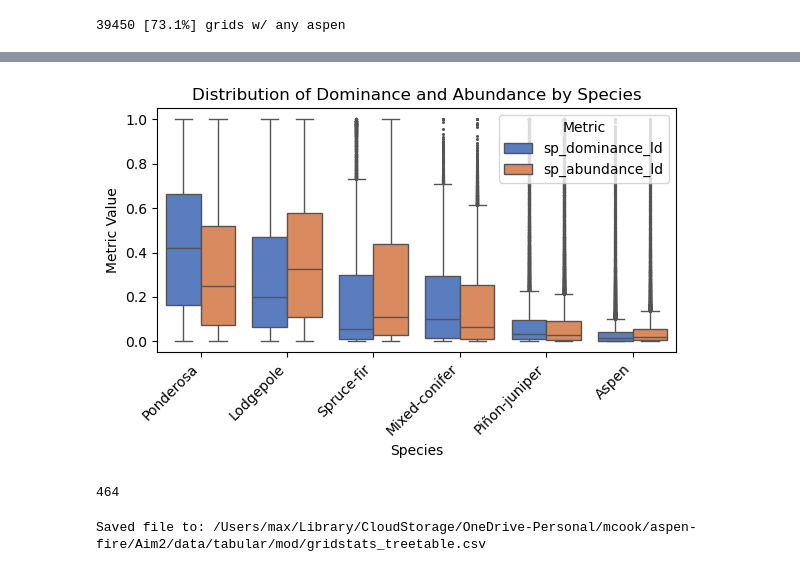
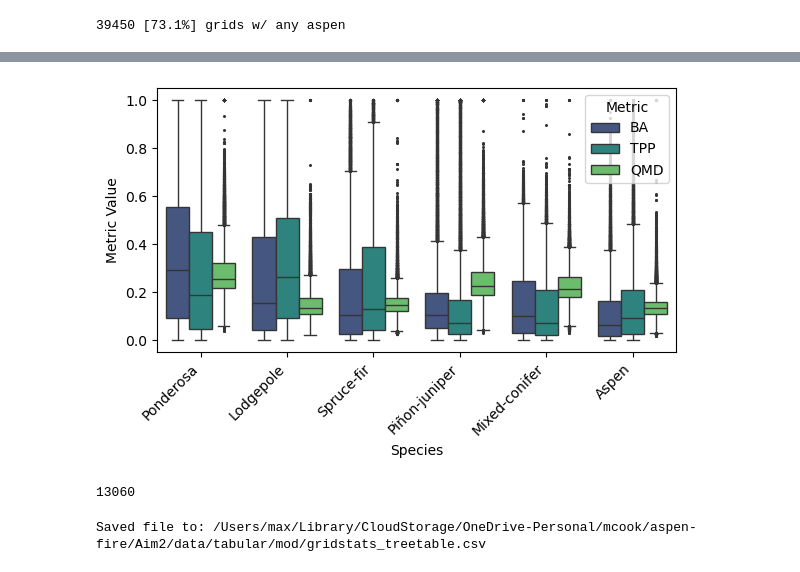
Before and after one commit to natshoff/aspen-fire-fork, a Jupyter notebook: Aim2/code/Python/04b_TreeMap_FIA-TreeTable.ipynb, the cells around one changed output, grey strips where cells are left out. Cells and saved outputs as stored; diff of their text form; code cells hidden in the pictures.

Commit message:
Updates to the Tree Table summaries; fixing BA, TPP, QMD

```diff
--- a/Aim2/code/Python/04b_TreeMap_FIA-TreeTable.ipynb
+++ b/Aim2/code/Python/04b_TreeMap_FIA-TreeTable.ipynb
@@ -327,7 +290,4 @@ gc.collect()
 0
-# %%
-# drop rows with 0 tm_id
-tree_metrics = tree_metrics[tree_metrics['tmid_pixels'] != 0]
 # %%
 unique_spp = tree_metrics['species'].unique()
 unique_spp
@@ -526,13 +464,15 @@ grid_tm = (
     ).agg(
         tmid_n=('tm_id', 'nunique'), # number of unique tm_id contributing
         forest_pct=('forest_pct','max'), # retains the forest pixel count for the grid
-        shannon_h=('shannon_h','mean'),
-        balive=('balive', 'sum'),
-        badead=('badead', 'sum'),
+        ba_live=('ba_live', 'sum'),
+        ba_dead=('ba_dead', 'sum'),
         ba_ld=('ba_ld', 'sum'),
-        tpa_live=('tpa_live', 'sum'),
-        tpa_dead=('tpa_dead', 'sum'),
-        tpa_ld=('tpa_ld', 'sum'),
+        tpp_live=('tpp_live', 'sum'),
+        tpp_dead=('tpp_dead', 'sum'),
+        tpp_ld=('tpp_ld', 'sum'),
+        qmd_live=('qmd_live', 'mean'),
+        qmd_dead=('qmd_dead', 'mean'),
+        qmd_ld=('qmd_ld', 'mean'),
         tree_ht_live=('tree_ht_live', 'mean'),
         tree_ht_dead=('tree_ht_dead', 'mean')
     )
@@ -734,44 +689,60 @@ grid_tm_spp[['grid_index','species_gp_n',
 # Plot the distribution of dominance and abundance across forest species groups
 # Sort species by mean dominance
 sp_order = (
-    grid_tm_spp.groupby('species_gp_n')['sp_dominance_ld']
+    grid_tm_spp_pr.groupby('species_gp_n')['ba_ld_pr']
     .mean().sort_values(ascending=False).index
 )
 # Reshape the data to long format for easier plotting
 df_l = pd.melt(
-    grid_tm_spp,
+    grid_tm_spp_pr,
     id_vars=['species_gp_n'],
-    value_vars=['sp_dominance_ld', 'sp_abundance_ld'],
+    value_vars=['ba_ld_pr', 'tpp_ld_pr', 'qmd_ld_pr'],
     var_name='metric',
     value_name='value'
 )
 
 # Set up the plot
-plt.figure(figsize=(6,4))
+plt.figure(figsize=(6, 4))
 sns.boxplot(
     data=df_l,
     x='species_gp_n',
     y='value',
     hue='metric',
     order=sp_order,
-    palette='muted',
+    palette='viridis',
     flierprops=dict(marker='o', markersize=1.2)
 )
 
 # Customize the plot
-plt.title('Distribution of Dominance and Abundance by Species')
 plt.xlabel('Species')
 plt.ylabel('Metric Value')
 plt.xticks(rotation=45, ha='right')
-plt.legend(title='Metric', loc='upper right', bbox_to_anchor=(1, 1))
+
+# Customize legend labels
+handles, labels = plt.gca().get_legend_handles_labels()
+new_labels = ['BA', 'TPP', 'QMD']  # New labels
+plt.legend(
+    handles=handles,
+    labels=new_labels,  # Replace default labels
+    title='Metric',
+    loc='upper right',
+    bbox_to_anchor=(1, 1)
+)
+
+# Finalize and show the plot
 plt.tight_layout()
+
+# Save the plot
+out_png = os.path.join(projdir, 'figures/FigureSX_TopSpecies_TreeMetrics_Proportions.png')
+plt.savefig(out_png, dpi=300, bbox_inches='tight')
+
 plt.show()
 
 del df_l
 gc.collect()
 # %% [output]
-[figure, old version]
+[figure, new version]
-464
+13060
 # %%
 # save the file.
 out_fp = os.path.join(projdir,'data/tabular/mod/gridstats_treetable.csv')
```
Also changed, not shown: parts of 26 cells of this notebook, 11 other files.
